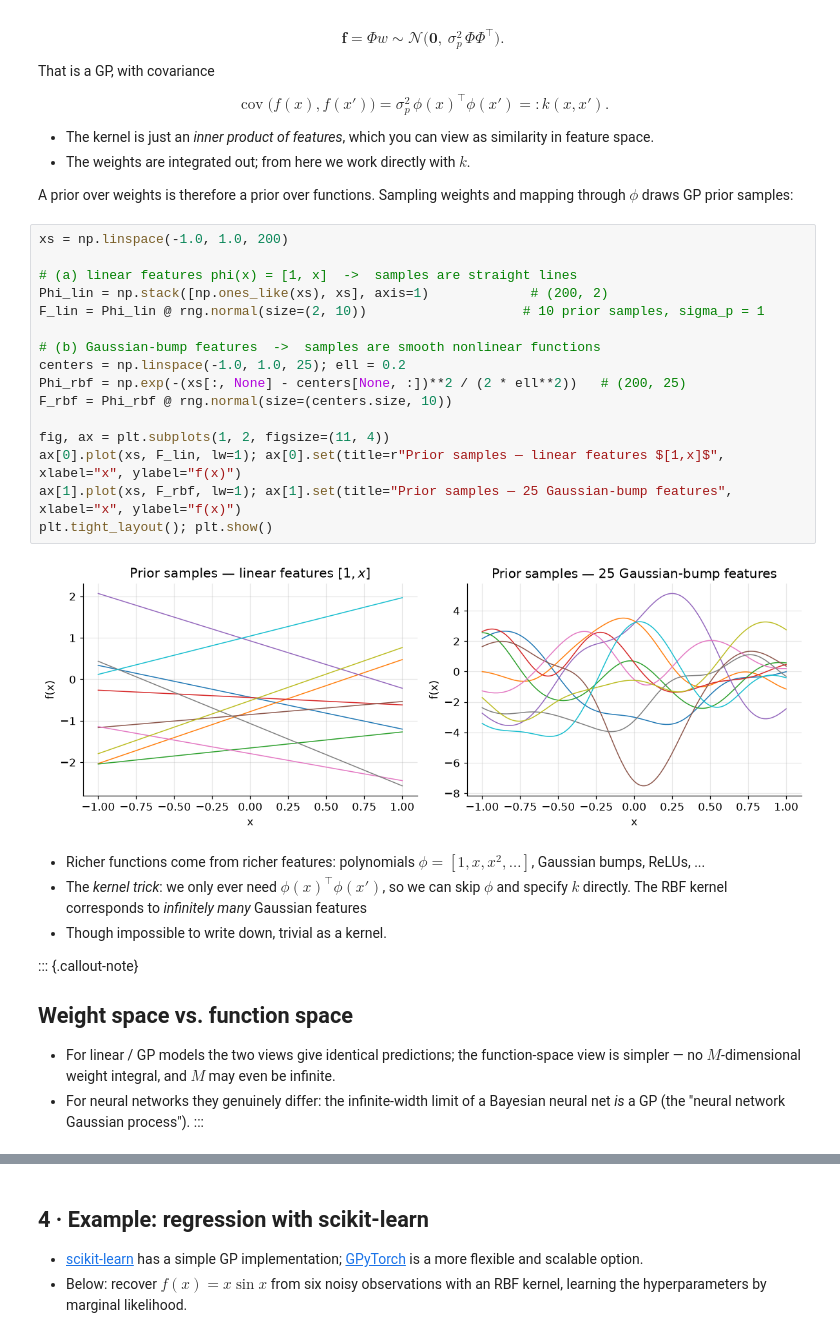
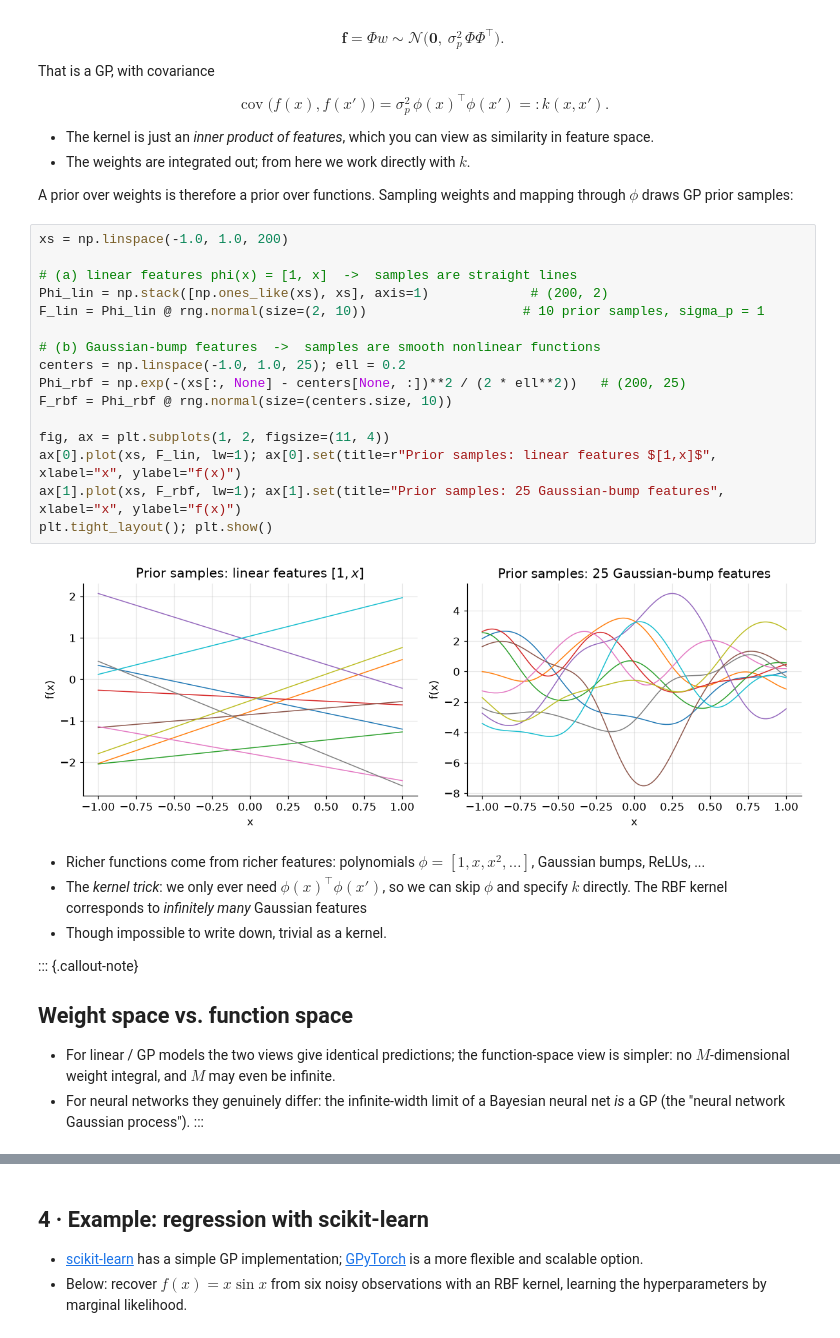
Before and after one commit to glamacles/jake_slides, a Jupyter notebook: gaussian_processes.ipynb, the cells around one changed output, grey strips where cells are left out. Cells and saved outputs as stored; diff of their text form.

```diff
--- a/gaussian_processes.ipynb
+++ b/gaussian_processes.ipynb
@@ -167,21 +167,21 @@ A prior over weights is therefore a prior over functions. Sampling weights and m
 # %%
 xs = np.linspace(-1.0, 1.0, 200)
 
 # (a) linear features phi(x) = [1, x]  ->  samples are straight lines
 Phi_lin = np.stack([np.ones_like(xs), xs], axis=1)             # (200, 2)
 F_lin = Phi_lin @ rng.normal(size=(2, 10))                    # 10 prior samples, sigma_p = 1
 
 # (b) Gaussian-bump features  ->  samples are smooth nonlinear functions
 centers = np.linspace(-1.0, 1.0, 25); ell = 0.2
 Phi_rbf = np.exp(-(xs[:, None] - centers[None, :])**2 / (2 * ell**2))   # (200, 25)
 F_rbf = Phi_rbf @ rng.normal(size=(centers.size, 10))
 
 fig, ax = plt.subplots(1, 2, figsize=(11, 4))
-ax[0].plot(xs, F_lin, lw=1); ax[0].set(title=r"Prior samples — linear features $[1,x]$", xlabel="x", ylabel="f(x)")
-ax[1].plot(xs, F_rbf, lw=1); ax[1].set(title="Prior samples — 25 Gaussian-bump features", xlabel="x", ylabel="f(x)")
+ax[0].plot(xs, F_lin, lw=1); ax[0].set(title=r"Prior samples: linear features $[1,x]$", xlabel="x", ylabel="f(x)")
+ax[1].plot(xs, F_rbf, lw=1); ax[1].set(title="Prior samples: 25 Gaussian-bump features", xlabel="x", ylabel="f(x)")
 plt.tight_layout(); plt.show()
 # %% [output]
-[figure, old version]
+[figure, new version]
 # %% [markdown]
 - Richer functions come from richer features: polynomials $\phi=[1,x,x^2,\dots]$, Gaussian bumps, ReLUs, ...
 - The *kernel trick*: we only ever need $\phi(x)^\top\phi(x')$, so we can skip $\phi$ and specify $k$ directly. The RBF kernel corresponds to *infinitely many* Gaussian features
@@ -189,7 +189,7 @@ plt.tight_layout(); plt.show()
 
 ::: {.callout-note}
 ## Weight space vs. function space
-- For linear / GP models the two views give identical predictions; the function-space view is simpler — no $M$-dimensional weight integral, and $M$ may even be infinite.
+- For linear / GP models the two views give identical predictions; the function-space view is simpler: no $M$-dimensional weight integral, and $M$ may even be infinite.
 - For neural networks they genuinely differ: the infinite-width limit of a Bayesian neural net *is* a GP (the "neural network Gaussian process").
 :::
 # %% [markdown]
```
Also changed, not shown: parts of 12 cells of this notebook, 44 other files.
